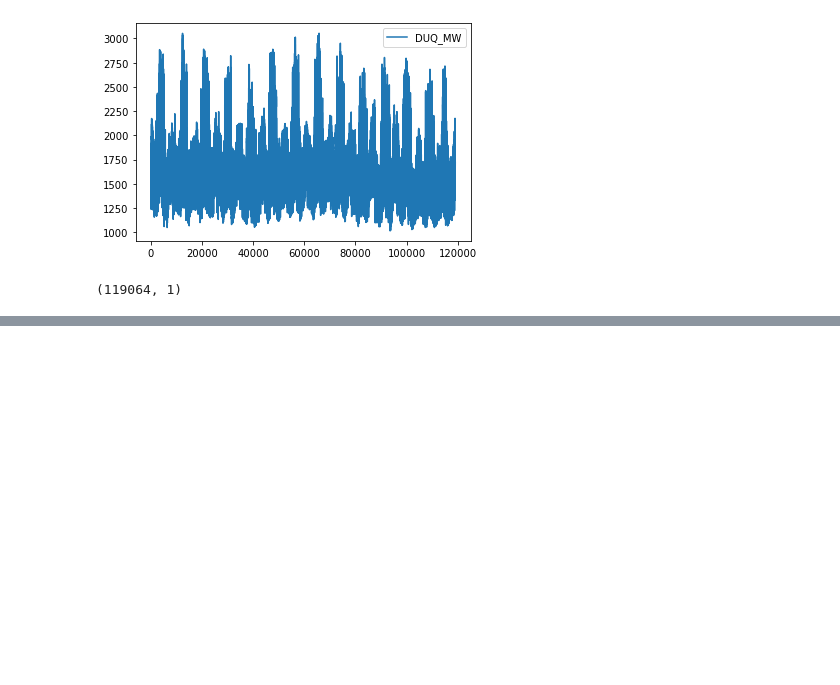
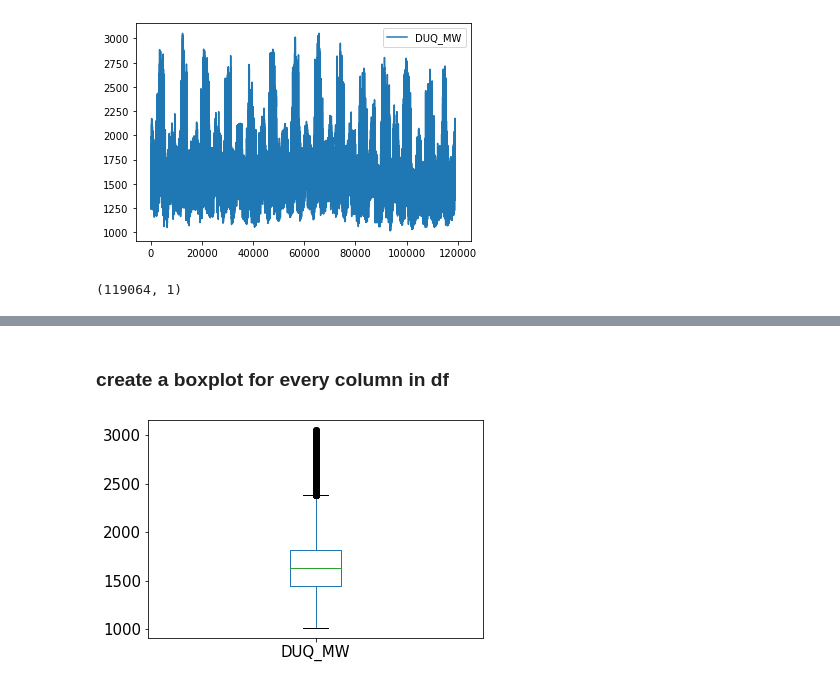
Before and after one commit to allokkk/Capstone_Two, a Jupyter notebook: CapstoneTwo.ipynb, the cells around one changed output, grey strips where cells are left out. Saved outputs shown, nothing was run; the diff lists cells and outputs as text; code cells hidden in the pictures; blank space fills up the shorter version.

```diff
--- a/CapstoneTwo.ipynb
+++ b/CapstoneTwo.ipynb
@@ -294,0 +339,6 @@ plot_series(time, power)
+# %% [markdown]
+### create a boxplot for every column in df
+# %%
+boxplot = data.boxplot(grid=False,fontsize=15)
+# %% [output]
+[figure, added]
```
Also changed, not shown: parts of 22 cells of this notebook.
